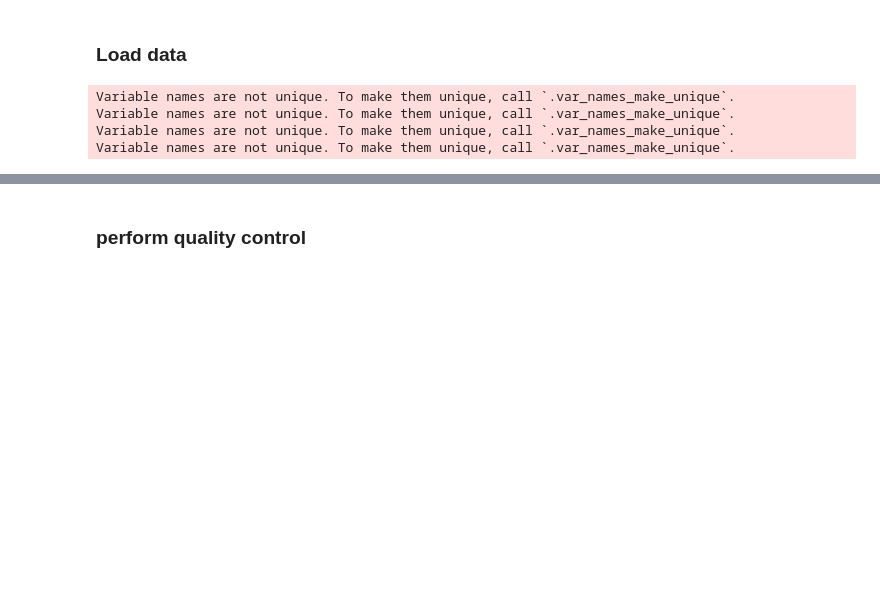
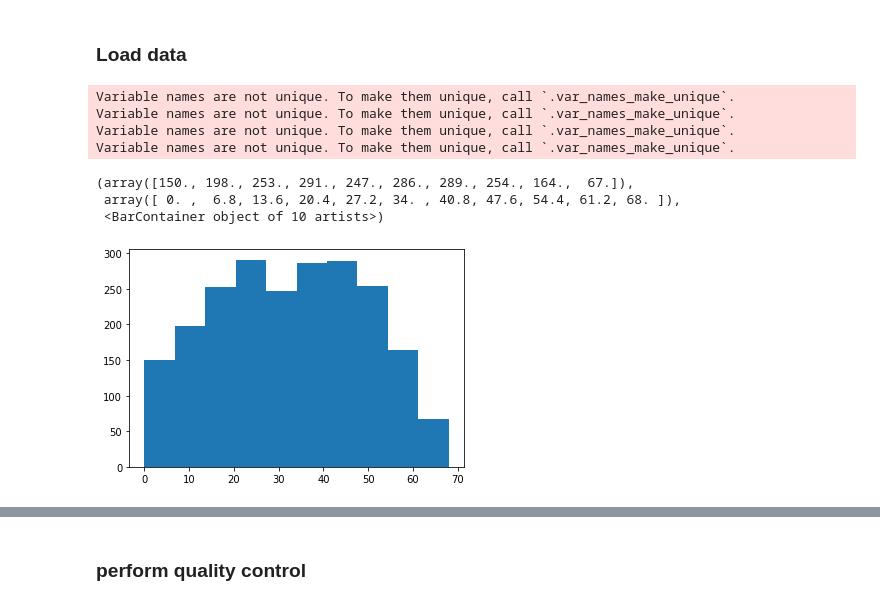
Before and after one commit to romain-lopez/DestVI-reproducibility, a Jupyter notebook: tumor/spatial/step2:spatial-preprocessing.ipynb, the cells around one changed output, grey strips where cells are left out. Drawn from its saved outputs; the diff is of its cells as text; code cells hidden in the pictures; blank space fills up the shorter version.

```diff
--- a/tumor/spatial/step2:spatial-preprocessing.ipynb
+++ b/tumor/spatial/step2:spatial-preprocessing.ipynb
@@ -27,3 +27,12 @@ Variable names are not unique. To make them unique, call `.var_names_make_unique
 Variable names are not unique. To make them unique, call `.var_names_make_unique`.
 Variable names are not unique. To make them unique, call `.var_names_make_unique`.
 Variable names are not unique. To make them unique, call `.var_names_make_unique`.
+# %%
+adata_A.obsm["spots"] = adata_A.obs[["array_row", "array_col"]].values
+# %%
+plt.hist(adata_A.obs["array_row"])
+# %% [output]
+(array([150., 198., 253., 291., 247., 286., 289., 254., 164.,  67.]),
+ array([ 0. ,  6.8, 13.6, 20.4, 27.2, 34. , 40.8, 47.6, 54.4, 61.2, 68. ]),
+ <BarContainer object of 10 artists>)
+[figure, added]
```
Also changed, not shown: parts of 4 cells of this notebook, 40 other files.
